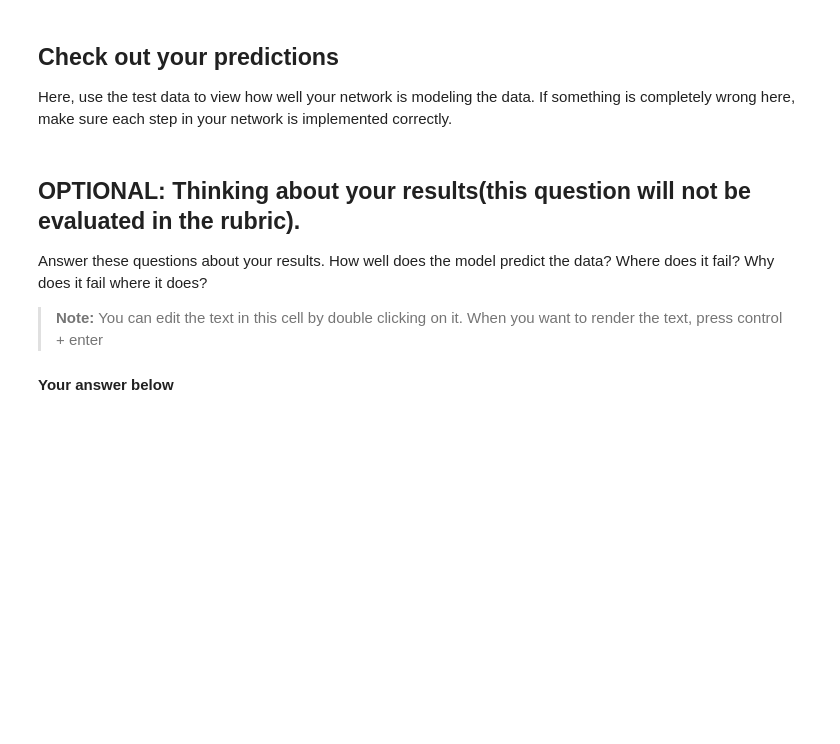
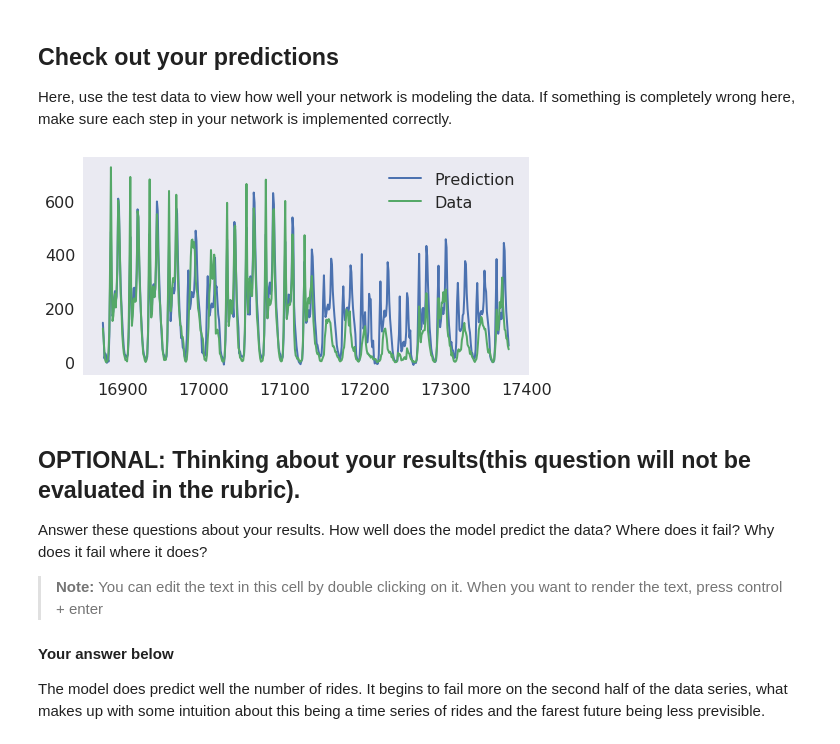
Before and after one commit to raphaelrrcoelho/first-neural-network, a Jupyter notebook: Your_first_neural_network.ipynb, the cells around one changed output. Cells and saved outputs as stored; diff of their text form; code cells hidden in the pictures; blank space fills up the shorter version.

```diff
--- a/Your_first_neural_network.ipynb
+++ b/Your_first_neural_network.ipynb
@@ -241,18 +286,25 @@ Here, use the test data to view how well your network is modeling the data. If s
 # %%
 fig, ax = plt.subplots(figsize=(8,4))
 
 mean, std = scaled_features['cnt']
-predictions = network.run(test_features).T*std + mean
-ax.plot(predictions[0], label='Prediction')
-ax.plot((test_targets['cnt']*std + mean).values, label='Data')
-ax.set_xlim(right=len(predictions))
-ax.legend()
+
+predictions = network.run(test_features)
+comparison = pd.concat([predictions*std + mean, test_targets['cnt']*std + mean], axis = 1)
+comparison.columns = ['Prediction', 'Data']
+
+ax.plot(comparison)
+#ax.plot((test_targets['cnt']*std + mean).values, label='Data')
+#ax.set_xlim(left = min(comparison.Prediction), right=len(comparison.Prediction))
+ax.legend(['Prediction', 'Data'])
 
 dates = pd.to_datetime(rides.ix[test_data.index]['dteday'])
 dates = dates.apply(lambda d: d.strftime('%b %d'))
-ax.set_xticks(np.arange(len(dates))[12::24])
-_ = ax.set_xticklabels(dates[12::24], rotation=45)
+#ax.set_xticks(np.arange(len(dates))[12::24])
+#_ = ax.set_xticklabels(dates[12::24], rotation=45)
+# %% [output]
+[figure, added]
 # %% [markdown]
+
 ## OPTIONAL: Thinking about your results(this question will not be evaluated in the rubric).
 
 Answer these questions about your results. How well does the model predict the data? Where does it fail? Why does it fail where it does?
@@ -260,3 +312,5 @@ Answer these questions about your results. How well does the model predict the d
 > **Note:** You can edit the text in this cell by double clicking on it. When you want to render the text, press control + enter
 
 #### Your answer below
+
+The model does predict well the number of rides. It begins to fail more on the second half of the data series, what makes up with some intuition about this being a time series of rides and the farest future being less previsible.
```
Also changed, not shown: parts of 11 cells of this notebook, 1 other file.
